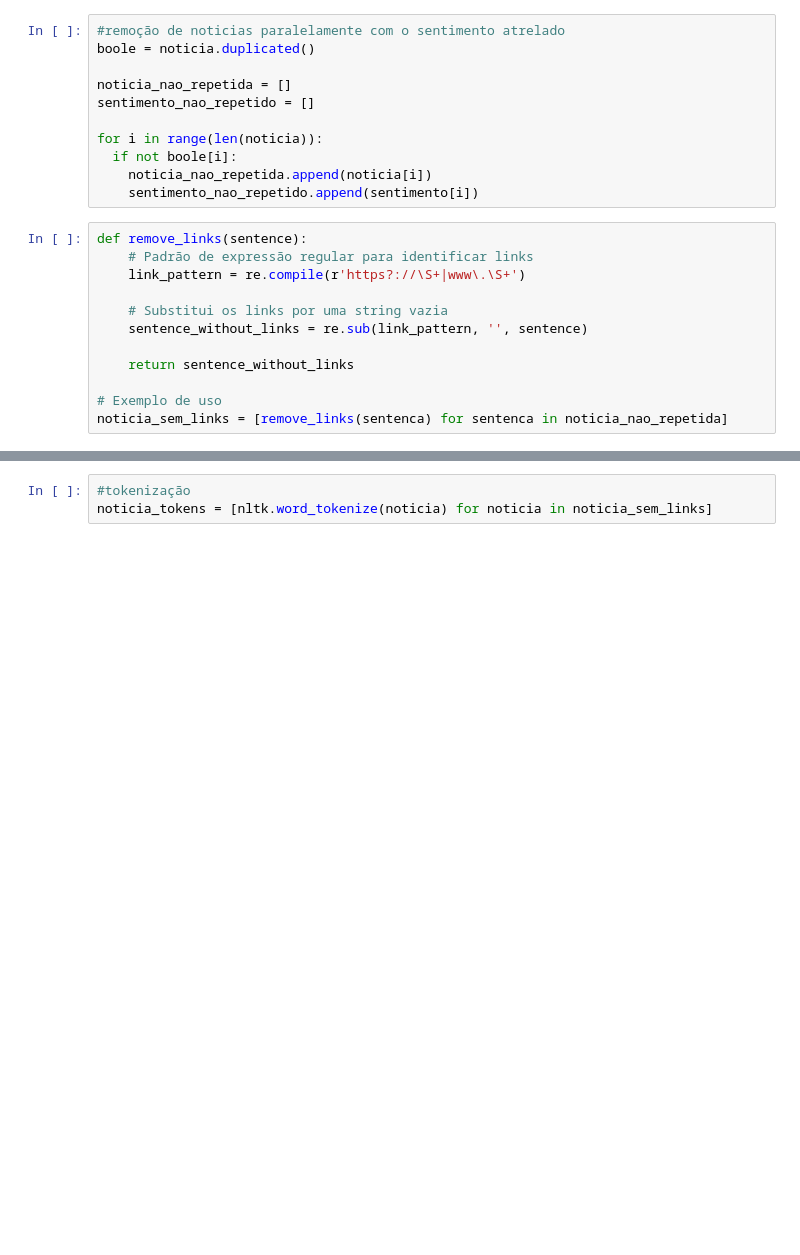
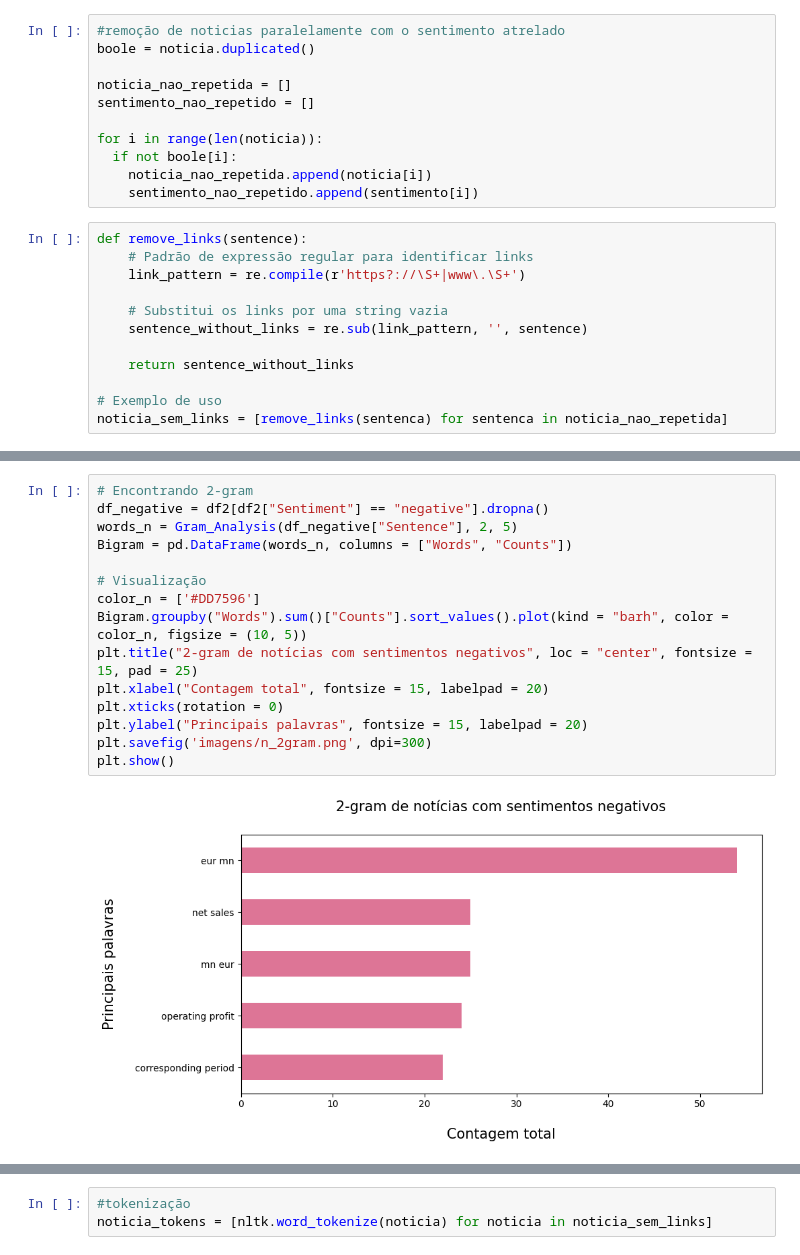
Before and after one commit to caua-braga-de-lima/news_sentiment_analyzer, a Jupyter notebook: DESAFIO2_DEMODAY.ipynb, the cells around one changed output, grey strips where cells are left out. Cells and saved outputs as stored; diff of their text form; blank space fills up the shorter version.

```diff
--- a/DESAFIO2_DEMODAY.ipynb
+++ b/DESAFIO2_DEMODAY.ipynb
@@ -58,0 +104,17 @@ noticia_sem_links = [remove_links(sentenca) for sentenca in noticia_nao_repetida
+# %%
+# Encontrando 2-gram
+df_negative = df2[df2["Sentiment"] == "negative"].dropna()
+words_n = Gram_Analysis(df_negative["Sentence"], 2, 5)
+Bigram = pd.DataFrame(words_n, columns = ["Words", "Counts"])
+
+# Visualização
+color_n = ['#DD7596']
+Bigram.groupby("Words").sum()["Counts"].sort_values().plot(kind = "barh", color = color_n, figsize = (10, 5))
+plt.title("2-gram de notícias com sentimentos negativos", loc = "center", fontsize = 15, pad = 25)
+plt.xlabel("Contagem total", fontsize = 15, labelpad = 20)
+plt.xticks(rotation = 0)
+plt.ylabel("Principais palavras", fontsize = 15, labelpad = 20)
+plt.savefig('imagens/n_2gram.png', dpi=300)
+plt.show()
+# %% [output]
+[figure, added]
```
Also changed, not shown: parts of 7 cells of this notebook.
